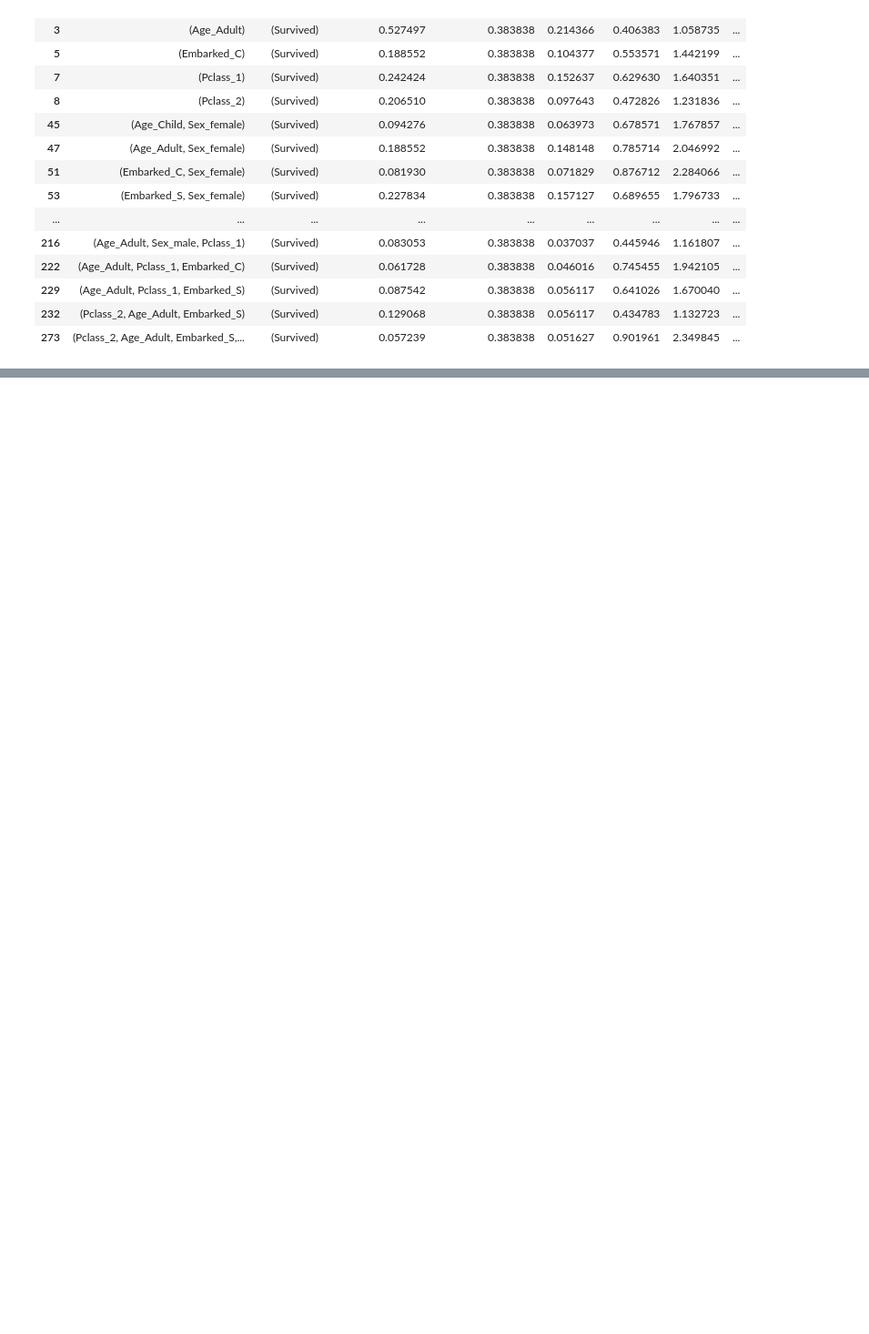
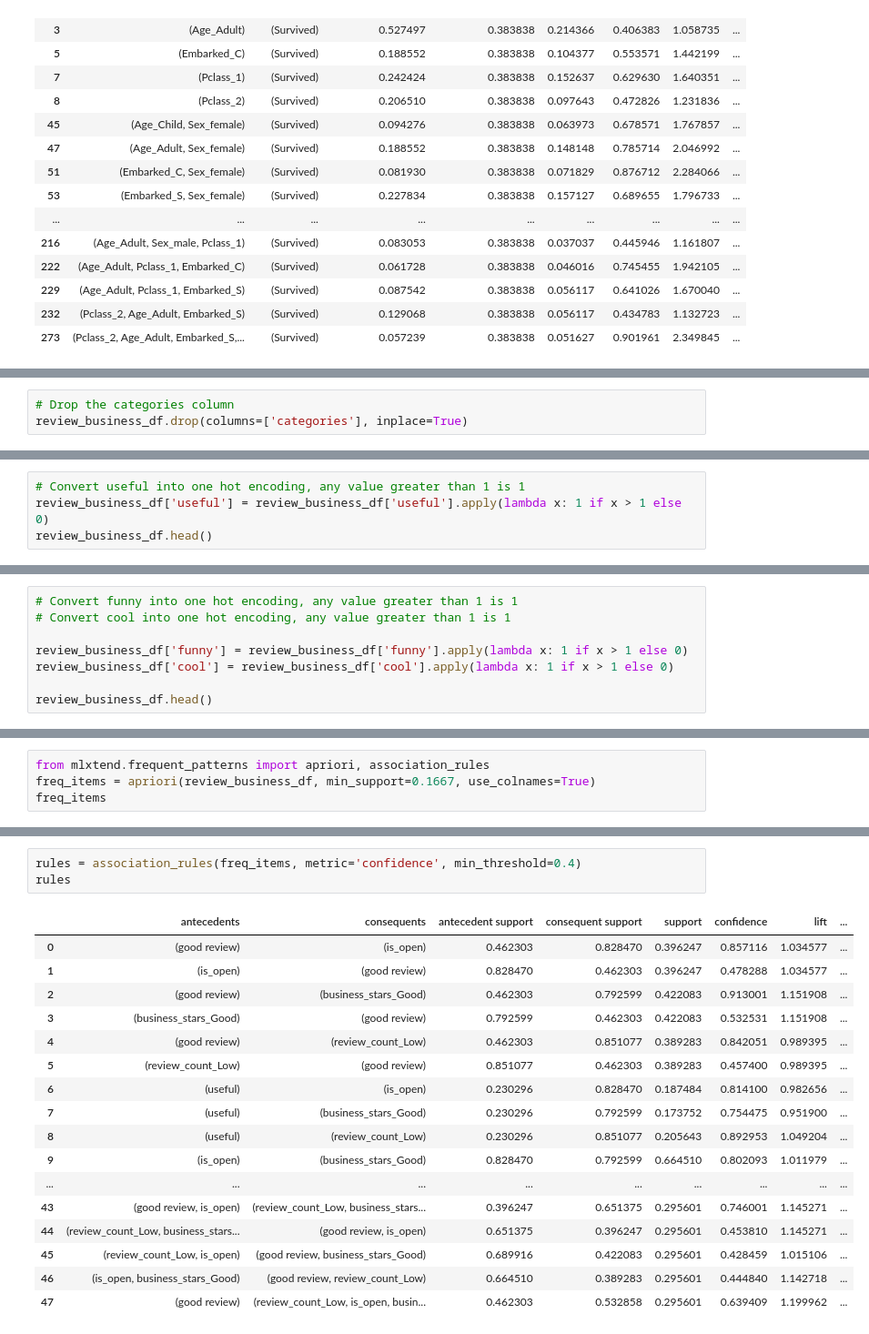
Before and after one commit to gtengwei/CZ4032-Data-Mining, a Jupyter notebook: apriori.ipynb, the cells around one changed output, grey strips where cells are left out. Shown at 91% size. Drawn from its saved outputs; the diff is of its cells as text; blank space fills up the shorter version.

```diff
--- a/apriori.ipynb
+++ b/apriori.ipynb
@@ -1071,0 +1329,3 @@ rules[rules['consequents'] == {'Survived'}]
+# %%
+# Drop the categories column
+review_business_df.drop(columns=['categories'], inplace=True)
@@ -1071,0 +1341,4 @@ rules[rules['consequents'] == {'Survived'}]
+# %%
+# Convert useful into one hot encoding, any value greater than 1 is 1
+review_business_df['useful'] = review_business_df['useful'].apply(lambda x: 1 if x > 1 else 0)
+review_business_df.head()
@@ -1071,0 +1352,8 @@ rules[rules['consequents'] == {'Survived'}]
+# %%
+# Convert funny into one hot encoding, any value greater than 1 is 1
+# Convert cool into one hot encoding, any value greater than 1 is 1
+
+review_business_df['funny'] = review_business_df['funny'].apply(lambda x: 1 if x > 1 else 0)
+review_business_df['cool'] = review_business_df['cool'].apply(lambda x: 1 if x > 1 else 0)
+
+review_business_df.head()
@@ -1071,0 +1432,4 @@ rules[rules['consequents'] == {'Survived'}]
+# %%
+from mlxtend.frequent_patterns import apriori, association_rules
+freq_items = apriori(review_business_df, min_support=0.1667, use_colnames=True)
+freq_items
@@ -1071,0 +1454,21 @@ rules[rules['consequents'] == {'Survived'}]
+# %%
+rules = association_rules(freq_items, metric='confidence', min_threshold=0.4)
+rules
+# %% [output]
+|  | antecedents | consequents | antecedent support | consequent support | support | confidence | lift | ... |
+| 0 | (good review) | (is_open) | 0.462303 | 0.828470 | 0.396247 | 0.857116 | 1.034577 | ... |
+| 1 | (is_open) | (good review) | 0.828470 | 0.462303 | 0.396247 | 0.478288 | 1.034577 | ... |
+| 2 | (good review) | (business_stars_Good) | 0.462303 | 0.792599 | 0.422083 | 0.913001 | 1.151908 | ... |
+| 3 | (business_stars_Good) | (good review) | 0.792599 | 0.462303 | 0.422083 | 0.532531 | 1.151908 | ... |
+| 4 | (good review) | (review_count_Low) | 0.462303 | 0.851077 | 0.389283 | 0.842051 | 0.989395 | ... |
+| 5 | (review_count_Low) | (good review) | 0.851077 | 0.462303 | 0.389283 | 0.457400 | 0.989395 | ... |
+| 6 | (useful) | (is_open) | 0.230296 | 0.828470 | 0.187484 | 0.814100 | 0.982656 | ... |
+| 7 | (useful) | (business_stars_Good) | 0.230296 | 0.792599 | 0.173752 | 0.754475 | 0.951900 | ... |
+| 8 | (useful) | (review_count_Low) | 0.230296 | 0.851077 | 0.205643 | 0.892953 | 1.049204 | ... |
+| 9 | (is_open) | (business_stars_Good) | 0.828470 | 0.792599 | 0.664510 | 0.802093 | 1.011979 | ... |
+| ... | ... | ... | ... | ... | ... | ... | ... | ... |
+| 43 | (good review, is_open) | (review_count_Low, business_stars... | 0.396247 | 0.651375 | 0.295601 | 0.746001 | 1.145271 | ... |
+| 44 | (review_count_Low, business_stars... | (good review, is_open) | 0.651375 | 0.396247 | 0.295601 | 0.453810 | 1.145271 | ... |
+| 45 | (review_count_Low, is_open) | (good review, business_stars_Good) | 0.689916 | 0.422083 | 0.295601 | 0.428459 | 1.015106 | ... |
+| 46 | (is_open, business_stars_Good) | (good review, review_count_Low) | 0.664510 | 0.389283 | 0.295601 | 0.444840 | 1.142718 | ... |
+| 47 | (good review) | (review_count_Low, is_open, busin... | 0.462303 | 0.532858 | 0.295601 | 0.639409 | 1.199962 | ... |
```
Also changed, not shown: parts of 58 cells of this notebook.
